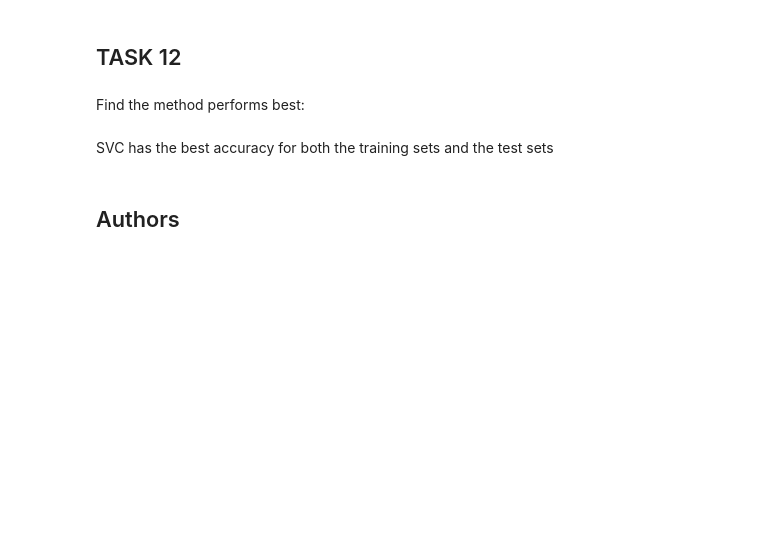
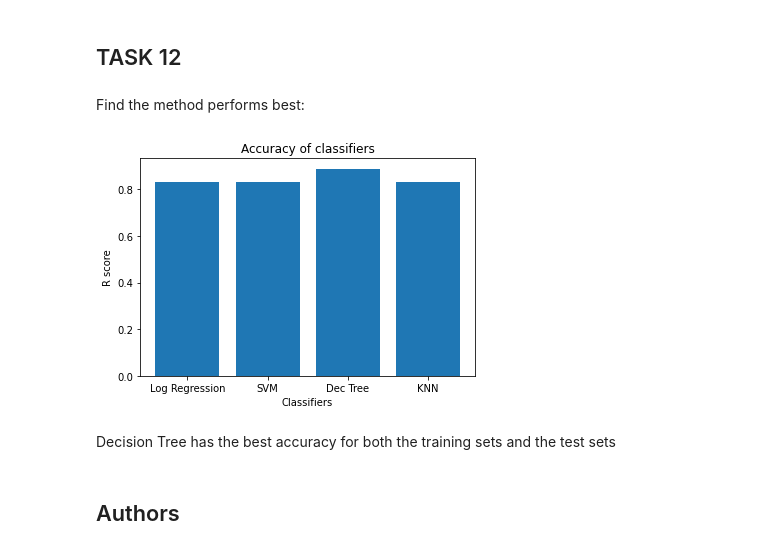
Before and after one commit to PatrickAGB24/IBM-Data-Science-Capstone, a Jupyter notebook: Predictive analysis.ipynb, the cells around one changed output. Cells and saved outputs as stored; diff of their text form; code cells hidden in the pictures; blank space fills up the shorter version.

```diff
--- a/Predictive analysis.ipynb
+++ b/Predictive analysis.ipynb
@@ -319,8 +319,18 @@ plot_confusion_matrix(Y_test,yhat)
 ## TASK  12
 # %% [markdown]
 Find the method performs best:
+# %%
+Methods = ['Log Regression', 'SVM', 'Dec Tree', 'KNN']
+accuracy = [logreg_cv.score(X_test,Y_test), svm_cv.score(X_test,Y_test),tree_cv.score(X_test,Y_test),knn_cv.score(X_test,Y_test)]
+plt.bar(Methods,accuracy)
+plt.xlabel('Classifiers')
+plt.ylabel('R score')
+plt.title("Accuracy of classifiers")
+plt.show()
+# %% [output]
+[figure, added]
 # %% [markdown]
-SVC has the best accuracy for both the training sets and the test sets
+Decision Tree has the best accuracy for both the training sets and the test sets
 # %% [markdown]
 ## Authors
 # %% [markdown]
```
Also changed, not shown: parts of 3 cells of this notebook.
